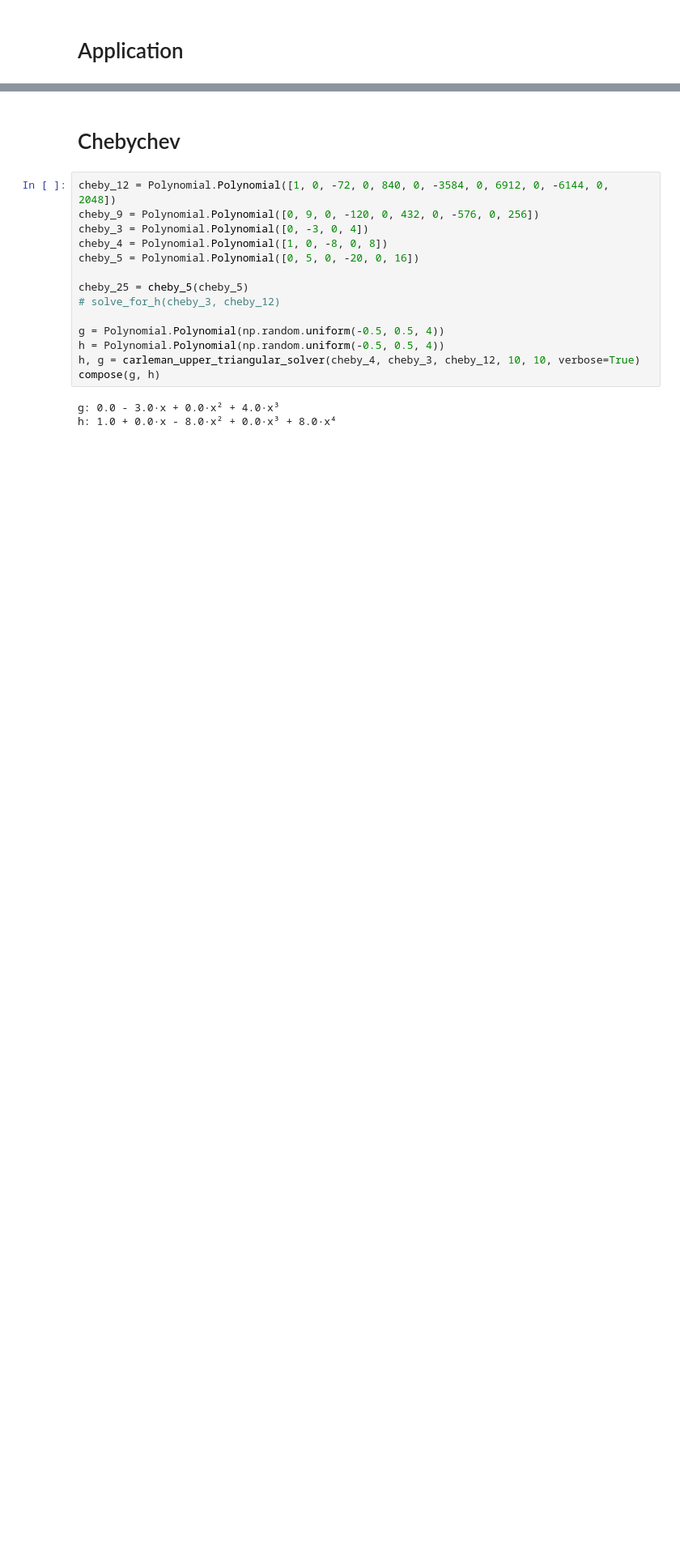
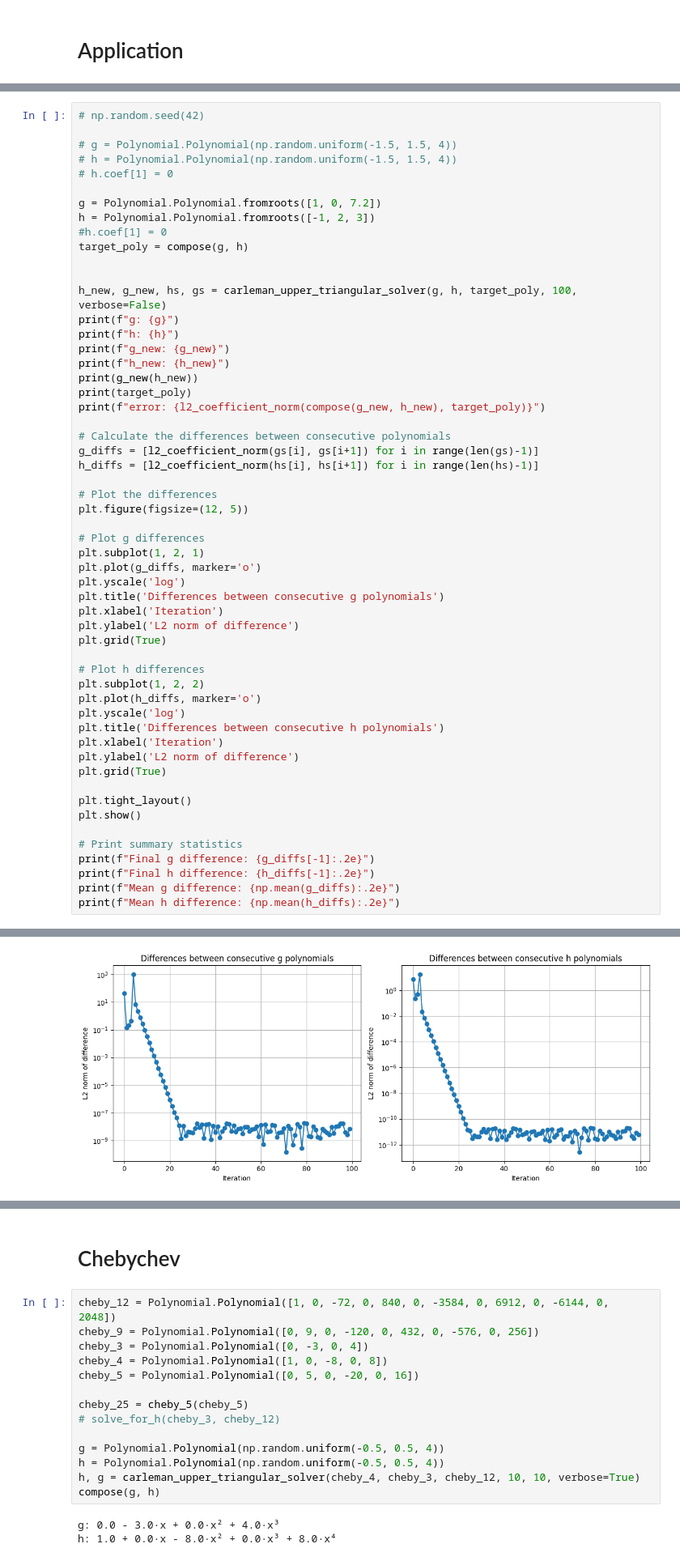
Before and after one commit to Scezaquer/polynomial-composition, a Jupyter notebook: carleman_upper_triangular.ipynb, the cells around one changed output, grey strips where cells are left out. Shown at 81% size. Cells and saved outputs as stored; diff of their text form; blank space fills up the shorter version.

```diff
--- a/carleman_upper_triangular.ipynb
+++ b/carleman_upper_triangular.ipynb
@@ -208,0 +215,56 @@ Total time: 27.7841
+# %%
+# np.random.seed(42)
+
+# g = Polynomial.Polynomial(np.random.uniform(-1.5, 1.5, 4))
+# h = Polynomial.Polynomial(np.random.uniform(-1.5, 1.5, 4))
+# h.coef[1] = 0
+
+g = Polynomial.Polynomial.fromroots([1, 0, 7.2])
+h = Polynomial.Polynomial.fromroots([-1, 2, 3])
+#h.coef[1] = 0
+target_poly = compose(g, h)
+
+
+h_new, g_new, hs, gs = carleman_upper_triangular_solver(g, h, target_poly, 100, verbose=False)
+print(f"g: {g}")
+print(f"h: {h}")
+print(f"g_new: {g_new}")
+print(f"h_new: {h_new}")
+print(g_new(h_new))
+print(target_poly)
+print(f"error: {l2_coefficient_norm(compose(g_new, h_new), target_poly)}")
+
+# Calculate the differences between consecutive polynomials
+g_diffs = [l2_coefficient_norm(gs[i], gs[i+1]) for i in range(len(gs)-1)]
+h_diffs = [l2_coefficient_norm(hs[i], hs[i+1]) for i in range(len(hs)-1)]
+
+# Plot the differences
+plt.figure(figsize=(12, 5))
+
+# Plot g differences
+plt.subplot(1, 2, 1)
+plt.plot(g_diffs, marker='o')
+plt.yscale('log')
+plt.title('Differences between consecutive g polynomials')
+plt.xlabel('Iteration')
+plt.ylabel('L2 norm of difference')
+plt.grid(True)
+
+# Plot h differences
+plt.subplot(1, 2, 2)
+plt.plot(h_diffs, marker='o')
+plt.yscale('log')
+plt.title('Differences between consecutive h polynomials')
+plt.xlabel('Iteration')
+plt.ylabel('L2 norm of difference')
+plt.grid(True)
+
+plt.tight_layout()
+plt.show()
+
+# Print summary statistics
+print(f"Final g difference: {g_diffs[-1]:.2e}")
+print(f"Final h difference: {h_diffs[-1]:.2e}")
+print(f"Mean g difference: {np.mean(g_diffs):.2e}")
+print(f"Mean h difference: {np.mean(h_diffs):.2e}")
+# %% [output]
@@ -208,0 +280 @@ Total time: 27.7841
+[figure, added]
```
Also changed, not shown: parts of 7 cells of this notebook, 12 other files.
